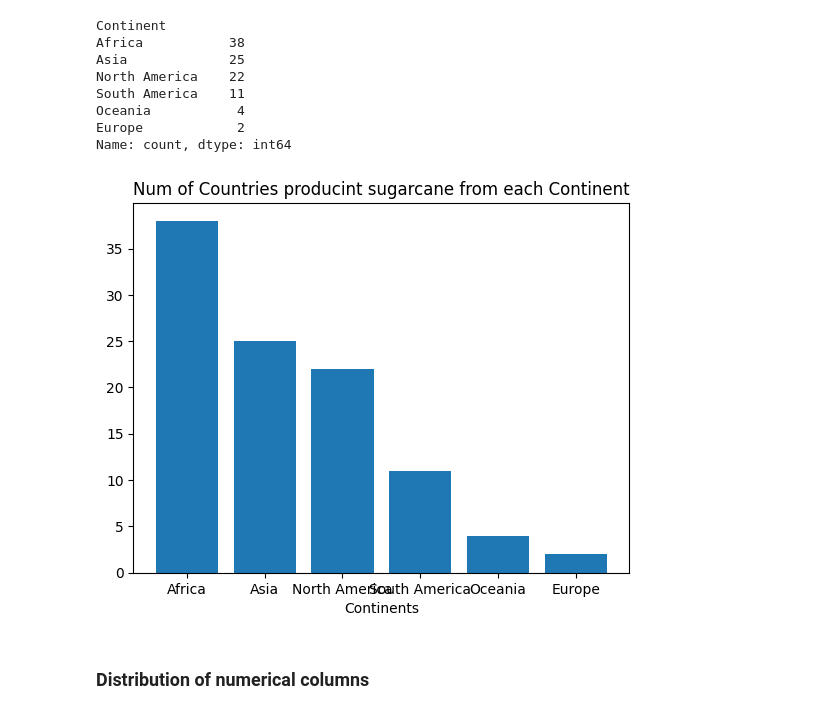
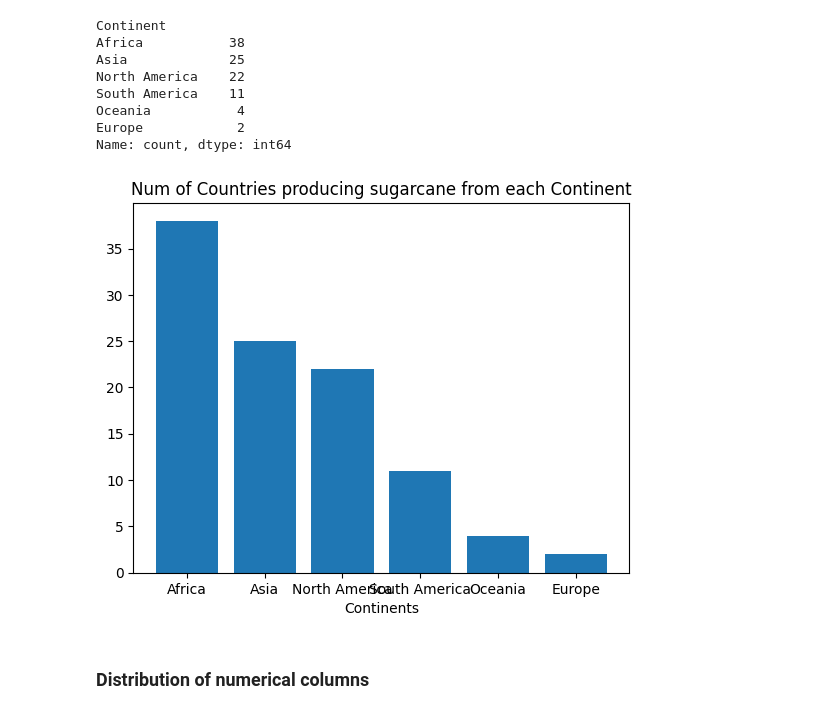
Before and after one commit to rishikeshpaulcode/sugarcane_eda, a Jupyter notebook: sugarcane-eda.ipynb, the cells around one changed output. Drawn from its saved outputs; the diff is of its cells as text; code cells hidden in the pictures.

```diff
--- a/sugarcane-eda.ipynb
+++ b/sugarcane-eda.ipynb
@@ -176,10 +171,10 @@ Name: count, dtype: int64
 # %%
 plt.bar(ser1.index, ser1)
 plt.xlabel('Continents')
-plt.title('Num of Countries producint sugarcane from each Continent')
+plt.title('Num of Countries producing sugarcane from each Continent')
 plt.show()
 # %% [output]
-[figure, old version]
+[figure, new version]
 # %% [markdown]
 ### **Distribution of numerical columns**
 # %%
```
Also changed, not shown: parts of 16 cells of this notebook.
